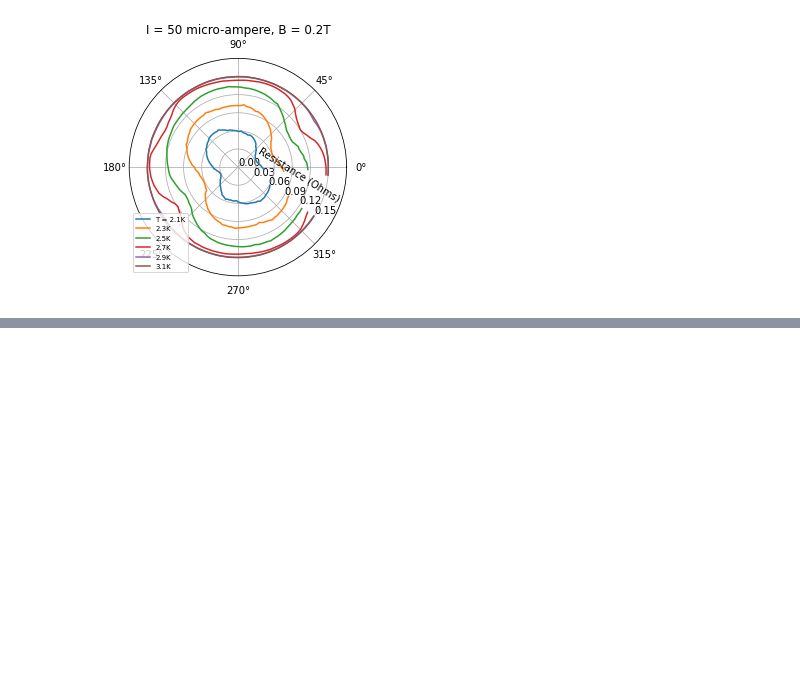
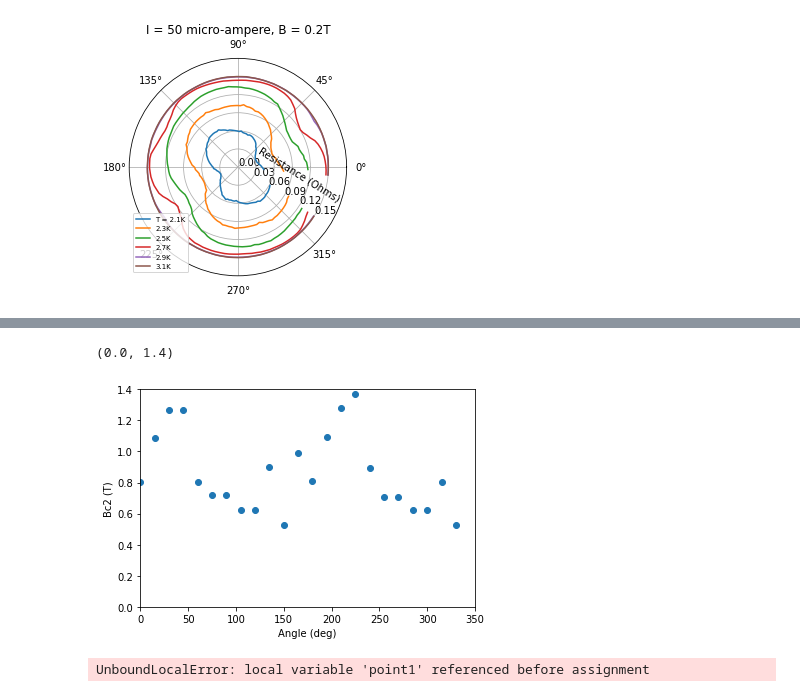
Before and after one commit to DerkNiessink/research-practicum, a Jupyter notebook: reseach.ipynb, the cells around one changed output, grey strips where cells are left out. Cells and saved outputs as stored; diff of their text form; code cells hidden in the pictures; blank space fills up the shorter version.

```diff
--- a/reseach.ipynb
+++ b/reseach.ipynb
@@ -165,0 +230,33 @@ ax.grid(True)
+# %%
+bc2s =[]
+angles_bc2 =[]
+
+for angle in positions:
+    maximum = max(positions[angle])
+    for item in positions[angle]:
+
+        if item[1] > 0.9 * maximum[1]:
+            bc2s.append(item[0]/ 10000)
+            if len(angle) == 4:
+                angle_int = int(angle[0])
+            if len(angle) == 5:
+                angle_int = int(angle[0:2])
+            if len(angle) == 6:
+                angle_int = int(angle[0:3])
+            angles_bc2.append(angle_int)
+            break
+
+plt.plot(angles_bc2, bc2s, "o")
+plt.xlabel("Angle (deg)")
+plt.ylabel("Bc2 (T)")
+plt.xlim(0, 350)
+plt.ylim(0, 1.4)
+# %% [output]
+(0.0, 1.4)
+[figure, added]
+# %%
+from linear import linear
+
+linear(positions["0deg"], 0.9)
+# %% [output]
+UnboundLocalError: local variable 'point1' referenced before assignment
```
Also changed, not shown: parts of 2 cells of this notebook, 2 other files.
